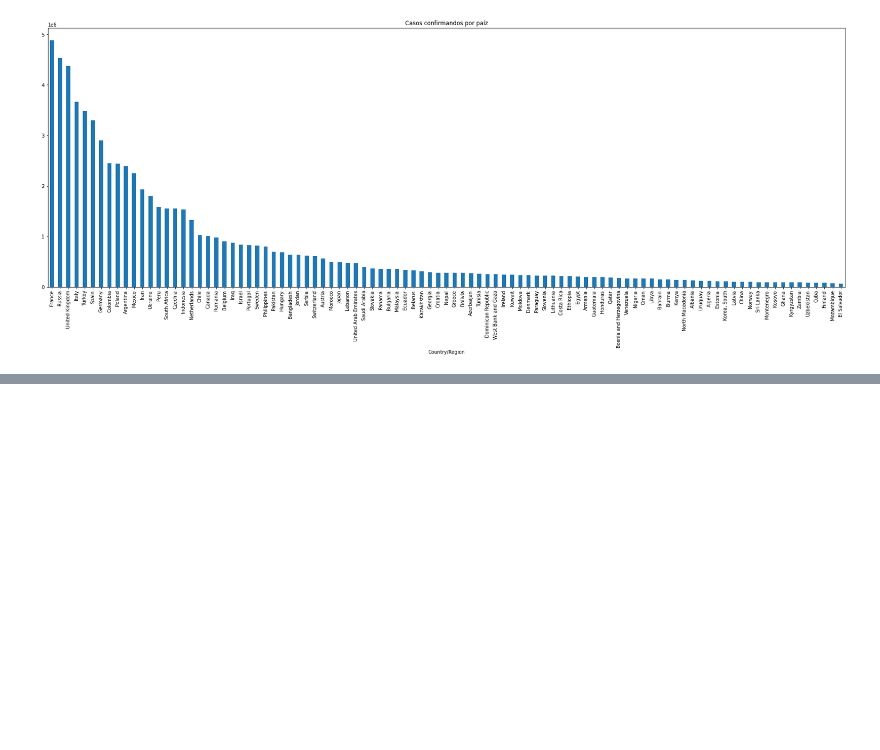
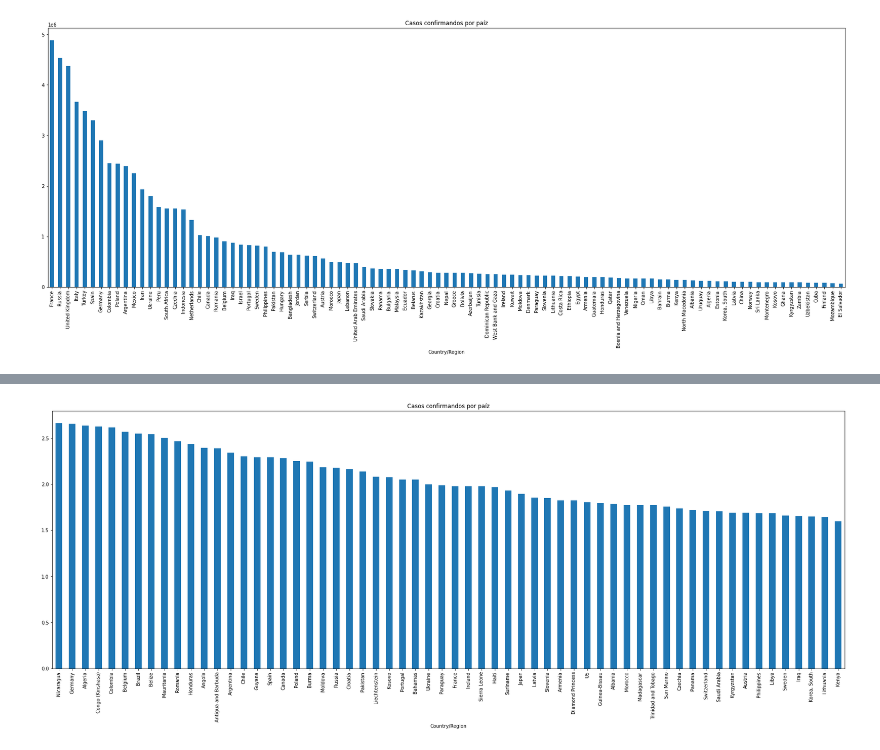
Before and after one commit to andrade-lcs/Data_Science_alura, a Jupyter notebook: alura_data_science_saude.ipynb, the cells around one changed output, grey strips where cells are left out. Saved outputs shown, nothing was run; the diff lists cells and outputs as text; code cells hidden in the pictures; blank space fills up the shorter version.

```diff
--- a/alura_data_science_saude.ipynb
+++ b/alura_data_science_saude.ipynb
@@ -213,3 +213,6 @@ plt.title('Casos confirmandos por paíz')
 plt.show()
 # %% [output]
 [figure]
+# %%
+deaths = pd.read_csv('https://raw.githubusercontent.com/CSSEGISandData/COVID-19/master/csse_covid_19_data/csse_covid_19_time_series/time_series_covid19_deaths_global.csv')
+recovered = pd.read_csv('https://raw.githubusercontent.com/CSSEGISandData/COVID-19/master/csse_covid_19_data/csse_covid_19_time_series/time_series_covid19_recovered_global.csv')
@@ -215,0 +237,5 @@ plt.show()
+# %%
+def latest_country(data):
+    return data.groupby('Country/Region').sum()[last_date]
+
+latest_country(deaths)
@@ -215,0 +256,5 @@ plt.show()
+# %%
+inform = [latest_country(confirmed), latest_country(deaths), latest_country(recovered)]
+combined = pd.concat(inform, axis=1)
+combined.columns= ['confirmed', 'deaths', 'recovered']
+combined.head()
@@ -215,0 +275,4 @@ plt.show()
+# %%
+letality_rate = combined['deaths']/combined['confirmed']*100
+combined['letality_rate'] = letality_rate
+combined.head()
@@ -215,0 +287,7 @@ plt.show()
+# %%
+plt.figure(figsize=(30,10))
+combined['letality_rate'].sort_values(ascending=False)[40:100].plot(kind='bar')
+plt.title('Casos confirmandos por paíz')
+plt.show()
+# %% [output]
+[figure, added]
```
Also changed, not shown: parts of 18 cells of this notebook.
